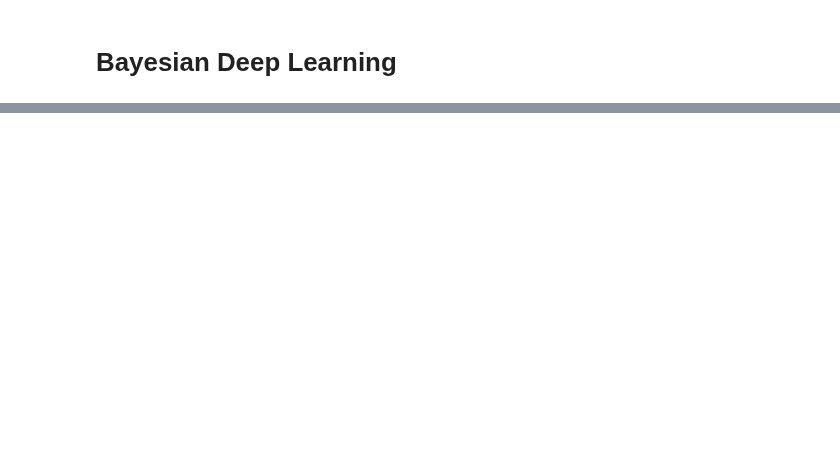
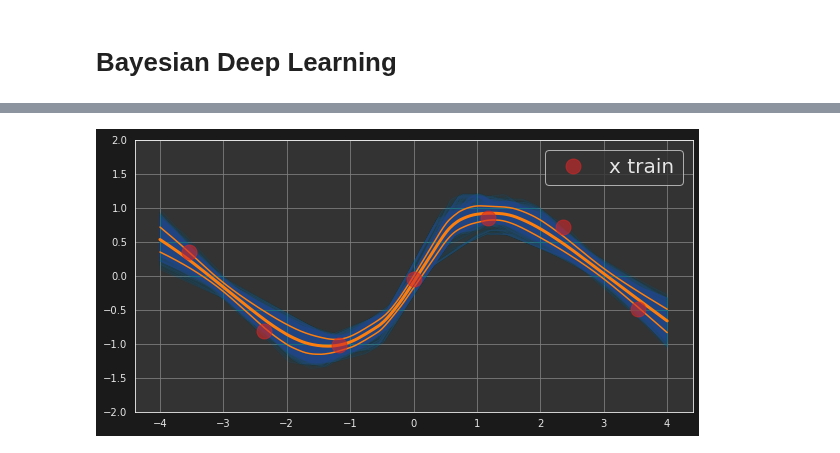
Before and after one commit to grinisrit/noa, a Jupyter notebook: docs/ghmc/bayesian_deep_learning.ipynb, the cells around one changed output, grey strips where cells are left out. Drawn from its saved outputs; the diff is of its cells as text; code cells hidden in the pictures; blank space fills up the shorter version.

```diff
--- a/docs/ghmc/bayesian_deep_learning.ipynb
+++ b/docs/ghmc/bayesian_deep_learning.ipynb
@@ -92,0 +97,12 @@ plt.show()
+# %%
+plt.figure(figsize=(10,5))
+plt.plot(x_val.numpy(), bayes_pred.numpy().squeeze().T, 'C0',alpha=0.02)
+plt.plot(x_val.numpy(), bayes_mean_pred.numpy().squeeze().T, 'C1',alpha=0.99, linewidth=3)
+plt.plot(x_val.numpy(), bayes_pstd_pred.numpy().squeeze().T, 'C1',alpha=0.99)
+plt.plot(x_val.numpy(), bayes_mstd_pred.numpy().squeeze().T, 'C1',alpha=0.99)
+plt.plot(x_train.numpy(), y_train.numpy(),'.C3',markersize=30, label='x train',alpha=0.6)
+plt.legend(fontsize=20)
+plt.ylim([-2,2])
+plt.show()
+# %% [output]
+[figure, added]
```
Also changed, not shown: parts of 14 cells of this notebook, 3 other files.
